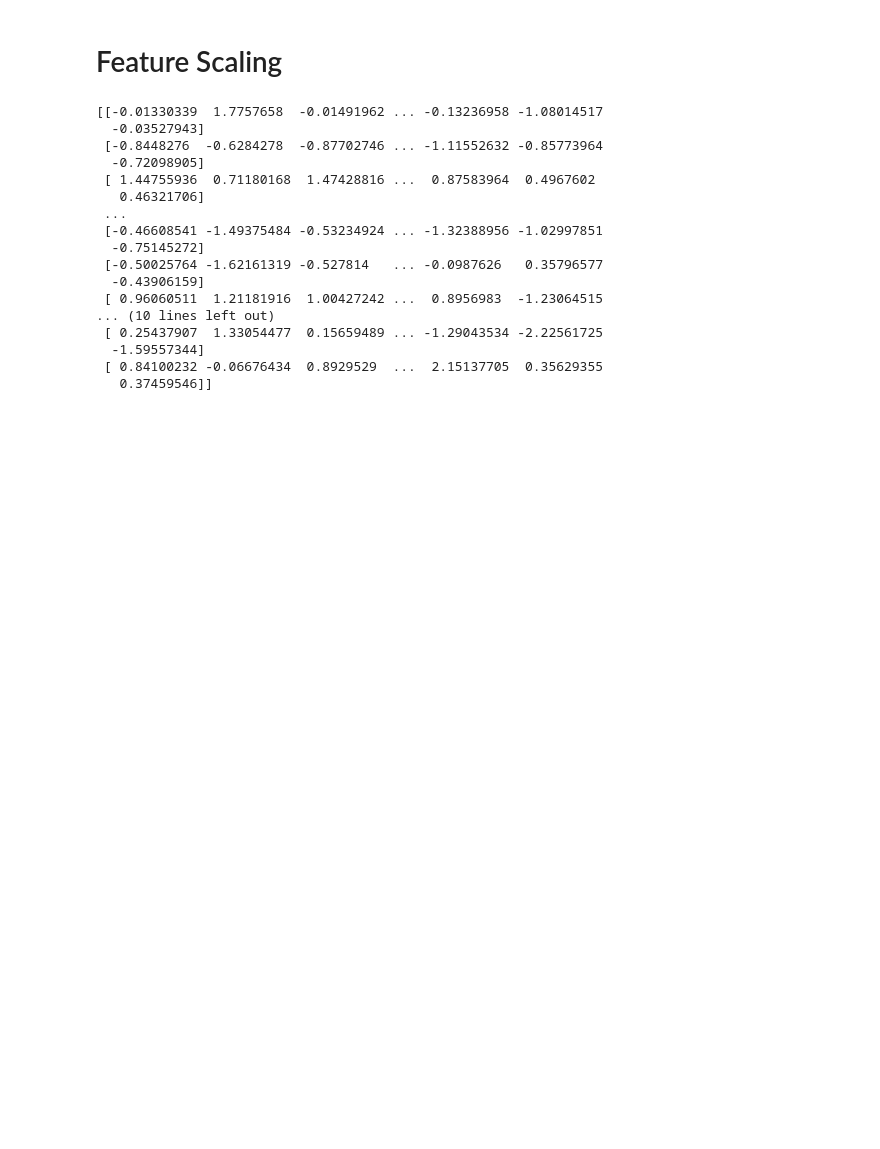
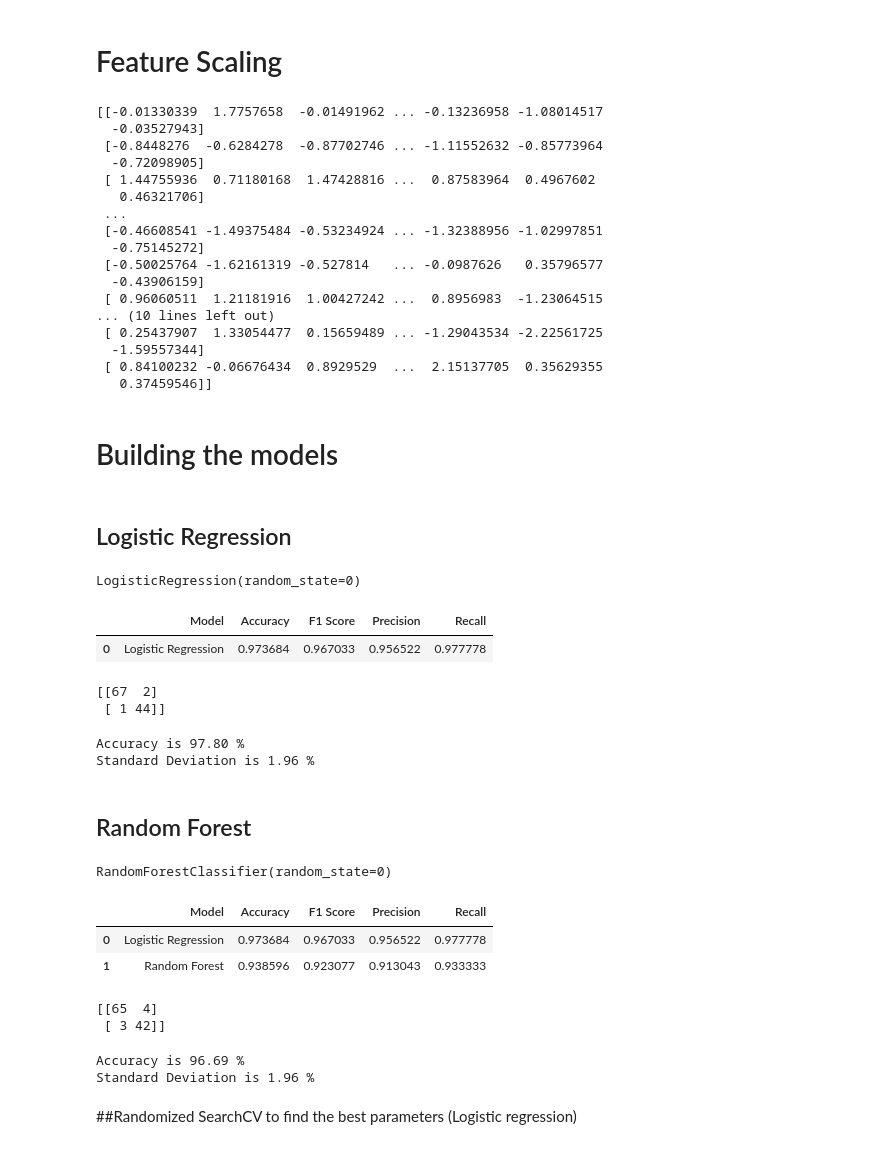
Before and after one commit to Dei-gratia/Machine-Learning-Projects, a Jupyter notebook: Machine Learning & Deep Learning Projects/Breast_Cancer_Detection.ipynb, the cells around one changed output. Saved outputs shown, nothing was run; the diff lists cells and outputs as text; code cells hidden in the pictures; blank space fills up the shorter version.

```diff
--- a/Machine Learning & Deep Learning Projects/Breast_Cancer_Detection.ipynb
+++ b/Machine Learning & Deep Learning Projects/Breast_Cancer_Detection.ipynb
@@ -270,3 +273,81 @@ print(X_test)
   -1.59557344]
  [ 0.84100232 -0.06676434  0.8929529  ...  2.15137705  0.35629355
    0.37459546]]
+# %% [markdown]
+# Building the models
+# %% [markdown]
+## Logistic Regression
+# %%
+lr_classifier = LogisticRegression(random_state=0)
+lr_classifier.fit(X_train, y_train)
+# %% [output]
+LogisticRegression(random_state=0)
+# %%
+y_pred = lr_classifier.predict(X_test)
+
+acc = accuracy_score(y_test, y_pred)
+f1 = f1_score(y_test, y_pred)
+prec = precision_score(y_test, y_pred)
+rec = recall_score(y_test, y_pred)
+
+results = pd.DataFrame([["Logistic Regression", acc, f1, prec, rec]],
+                      columns=["Model", "Accuracy", "F1 Score", "Precision", "Recall"])
+results
+# %% [output]
+|  | Model | Accuracy | F1 Score | Precision | Recall |
+| 0 | Logistic Regression | 0.973684 | 0.967033 | 0.956522 | 0.977778 |
+# %%
+cm = confusion_matrix(y_test, y_pred)
+print(cm)
+# %% [output]
+[[67  2]
+ [ 1 44]]
+# %%
+#cross validation
+accuracies = cross_val_score(estimator=lr_classifier, X=X_train, y=y_train, cv=10)
+
+print("Accuracy is {:.2f} %".format(accuracies.mean()*100))
+print("Standard Deviation is {:.2f} %".format(accuracies.std()*100))
+# %% [output]
+Accuracy is 97.80 %
+Standard Deviation is 1.96 %
+# %% [markdown]
+## Random Forest
+# %%
+rmf_classifier = RandomForestClassifier(random_state=0)
+rmf_classifier.fit(X_train, y_train)
+# %% [output]
+RandomForestClassifier(random_state=0)
+# %%
+rmf_y_pred = rmf_classifier.predict(X_test)
+
+rmf_acc = accuracy_score(y_test, rmf_y_pred)
+rmf_f1 = f1_score(y_test, rmf_y_pred)
+rmf_prec = precision_score(y_test, rmf_y_pred)
+rmf_rec = recall_score(y_test, rmf_y_pred)
+
+model_results = pd.DataFrame([["Random Forest", rmf_acc, rmf_f1, rmf_prec, rmf_rec]],
+                      columns=["Model", "Accuracy", "F1 Score", "Precision", "Recall"])
+results = pd.concat([results, model_results], ignore_index=True)
+results
+# %% [output]
+|  | Model | Accuracy | F1 Score | Precision | Recall |
+| 0 | Logistic Regression | 0.973684 | 0.967033 | 0.956522 | 0.977778 |
+| 1 | Random Forest | 0.938596 | 0.923077 | 0.913043 | 0.933333 |
+# %%
+rmf_cm = confusion_matrix(y_test, rmf_y_pred)
+print(rmf_cm)
+# %% [output]
+[[65  4]
+ [ 3 42]]
+# %%
+#cross validation
+rmf_accuracies = cross_val_score(estimator=rmf_classifier, X=X_train, y=y_train, cv=10)
+
+print("Accuracy is {:.2f} %".format(rmf_accuracies.mean()*100))
+print("Standard Deviation is {:.2f} %".format(accuracies.std()*100))
+# %% [output]
+Accuracy is 96.69 %
+Standard Deviation is 1.96 %
+# %% [markdown]
+##Randomized SearchCV to find the best parameters (Logistic regression)
```
Also changed, not shown: parts of 12 cells of this notebook.
